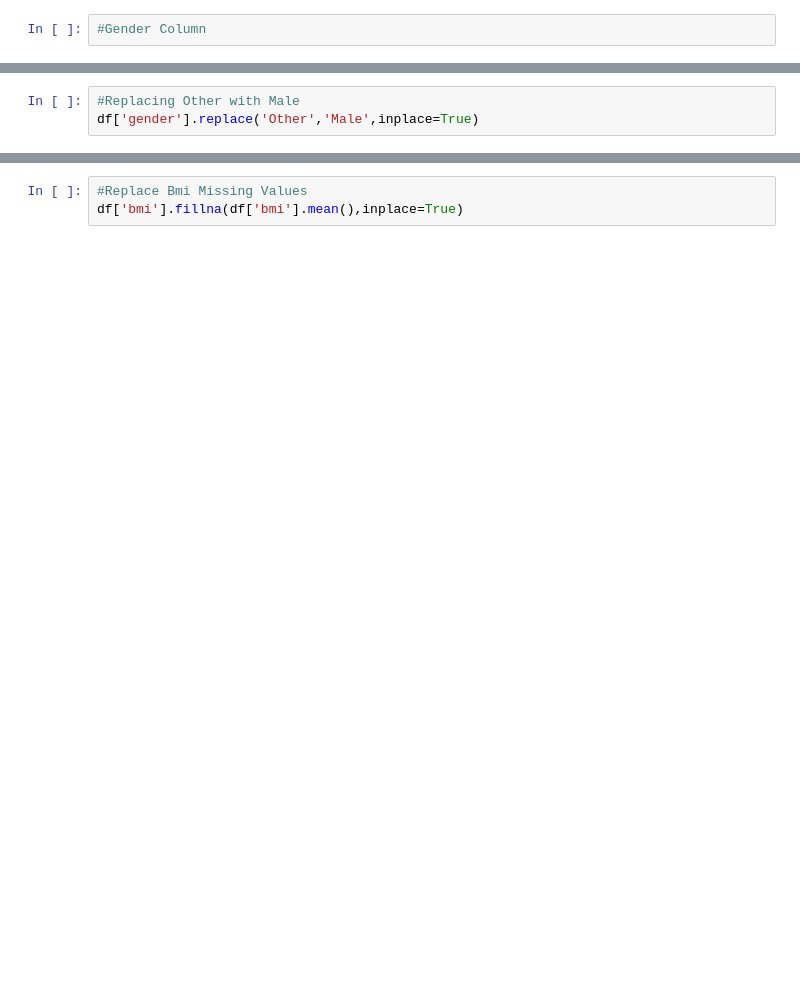
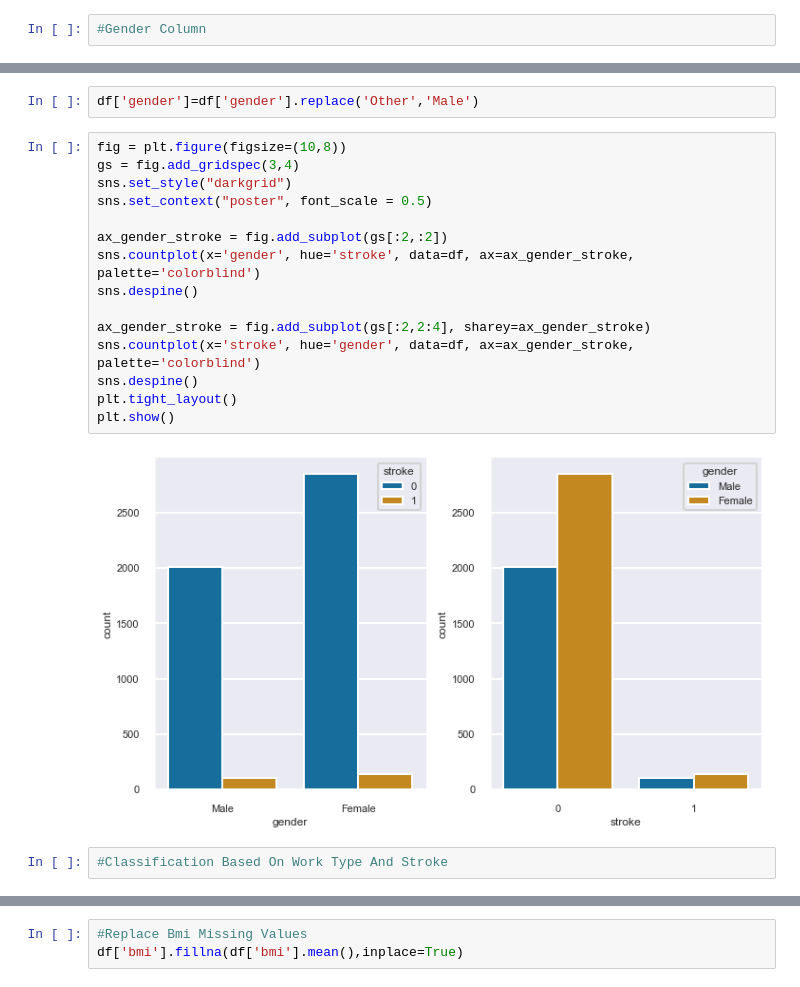
Before and after one commit to rtriders/Stroke-Prediction, a Jupyter notebook: Stroke_predict.ipynb, the cells around one changed output, grey strips where cells are left out. Drawn from its saved outputs; the diff is of its cells as text; blank space fills up the shorter version.

```diff
--- a/Stroke_predict.ipynb
+++ b/Stroke_predict.ipynb
@@ -64,3 +61,21 @@ sns.heatmap(df.isnull(),yticklabels=False,cbar=False,cmap='viridis')
 # %%
-#Replacing Other with Male
-df['gender'].replace('Other','Male',inplace=True)
+df['gender']=df['gender'].replace('Other','Male')
+# %%
+fig = plt.figure(figsize=(10,8))
+gs = fig.add_gridspec(3,4)
+sns.set_style("darkgrid")
+sns.set_context("poster", font_scale = 0.5)
+
+ax_gender_stroke = fig.add_subplot(gs[:2,:2])
+sns.countplot(x='gender', hue='stroke', data=df, ax=ax_gender_stroke, palette='colorblind')
+sns.despine()
+
+ax_gender_stroke = fig.add_subplot(gs[:2,2:4], sharey=ax_gender_stroke)
+sns.countplot(x='stroke', hue='gender', data=df, ax=ax_gender_stroke, palette='colorblind')
+sns.despine()
+plt.tight_layout()
+plt.show()
+# %% [output]
+[figure, added]
+# %%
+#Classification Based On Work Type And Stroke
```
Also changed, not shown: parts of 40 cells of this notebook.
